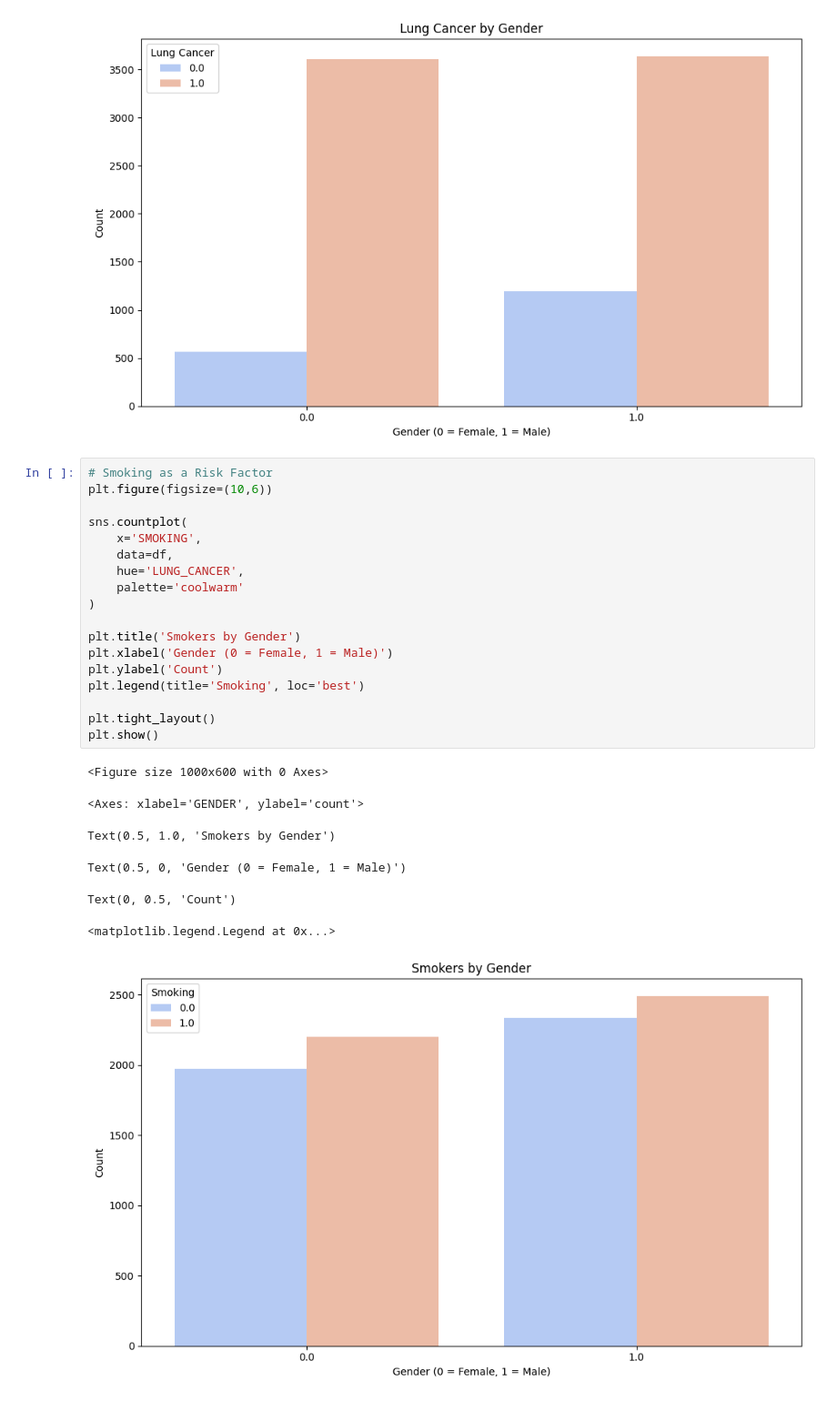
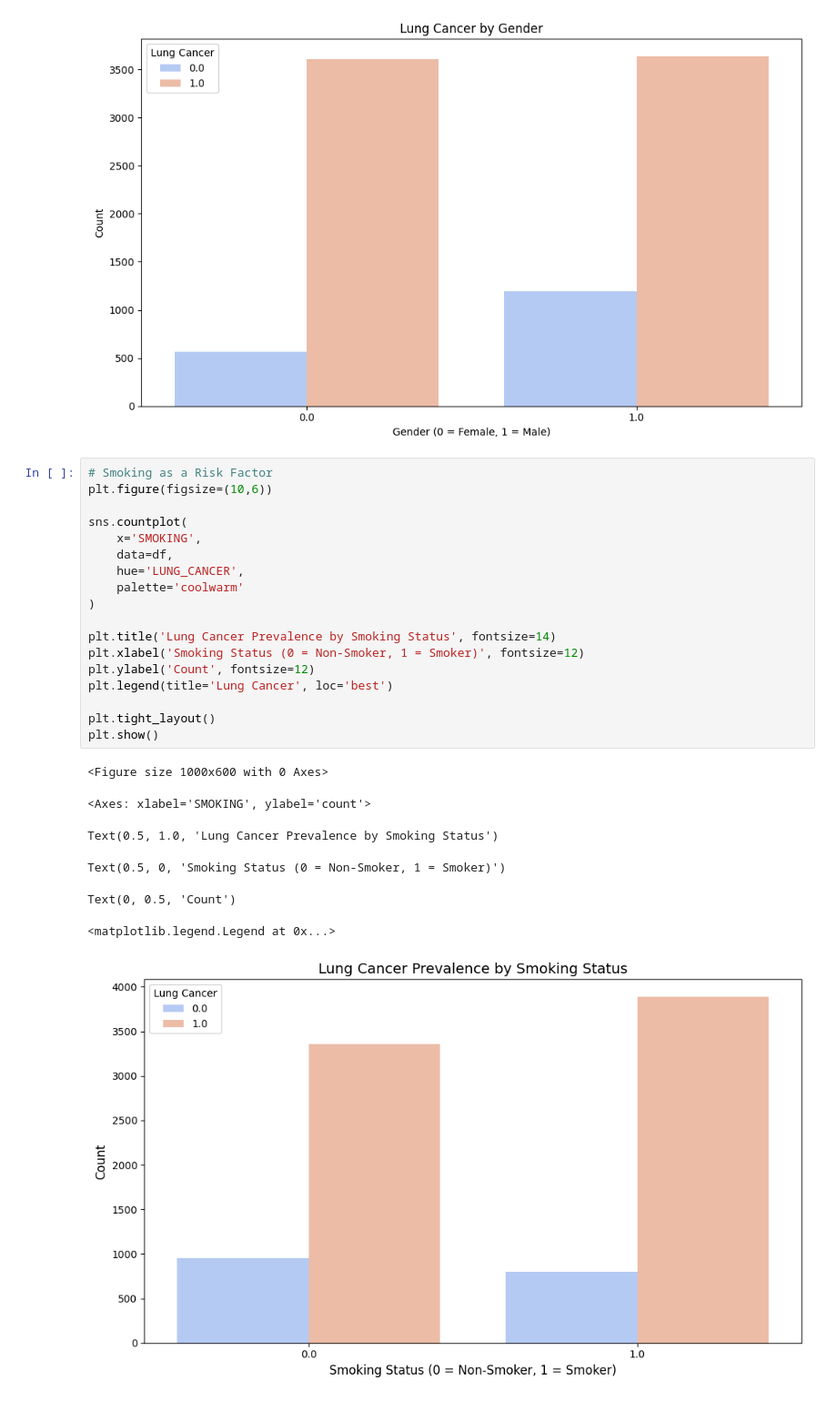
Before and after one commit to mattyapers/DSA312-Lung-Cancer, a Jupyter notebook: LungCancer.ipynb, the cells around one changed output. Shown: that part at 91% size. Drawn from its saved outputs; the diff is of its cells as text.

```diff
--- a/LungCancer.ipynb
+++ b/LungCancer.ipynb
@@ -153,26 +237,26 @@ Text(0, 0.5, 'Count')
 # %%
 # Smoking as a Risk Factor
 plt.figure(figsize=(10,6))
 
 sns.countplot(
     x='SMOKING',
     data=df,
     hue='LUNG_CANCER',
     palette='coolwarm'
 )
 
-plt.title('Smokers by Gender')
-plt.xlabel('Gender (0 = Female, 1 = Male)')
-plt.ylabel('Count')
-plt.legend(title='Smoking', loc='best')
+plt.title('Lung Cancer Prevalence by Smoking Status', fontsize=14)
+plt.xlabel('Smoking Status (0 = Non-Smoker, 1 = Smoker)', fontsize=12)
+plt.ylabel('Count', fontsize=12)
+plt.legend(title='Lung Cancer', loc='best')
 
 plt.tight_layout()
 plt.show()
 # %% [output]
 <Figure size 1000x600 with 0 Axes>
-<Axes: xlabel='GENDER', ylabel='count'>
+<Axes: xlabel='SMOKING', ylabel='count'>
-Text(0.5, 1.0, 'Smokers by Gender')
+Text(0.5, 1.0, 'Lung Cancer Prevalence by Smoking Status')
-Text(0.5, 0, 'Gender (0 = Female, 1 = Male)')
+Text(0.5, 0, 'Smoking Status (0 = Non-Smoker, 1 = Smoker)')
 Text(0, 0.5, 'Count')
 <matplotlib.legend.Legend at 0x...>
-[figure, old version]
+[figure, new version]
```
Also changed, not shown: parts of 6 cells of this notebook.
